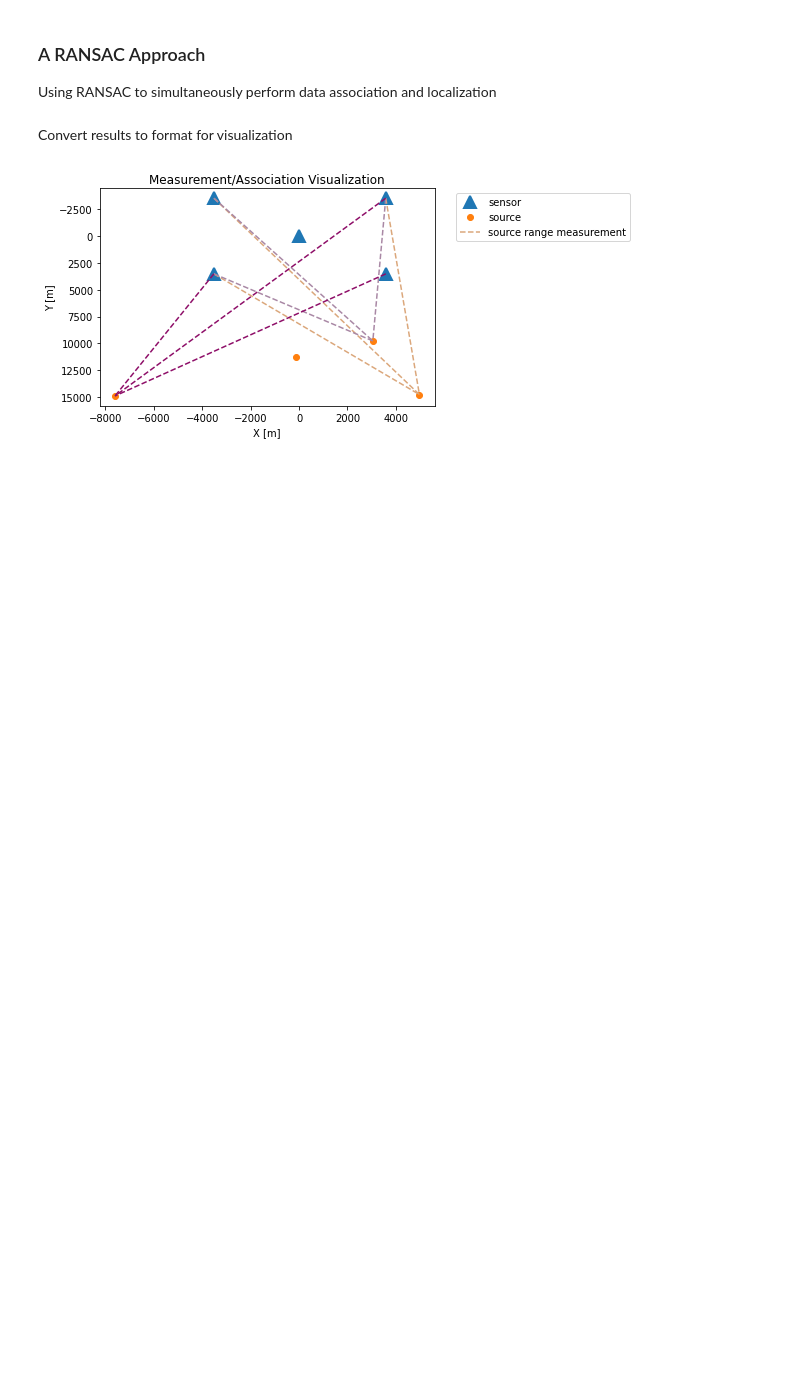
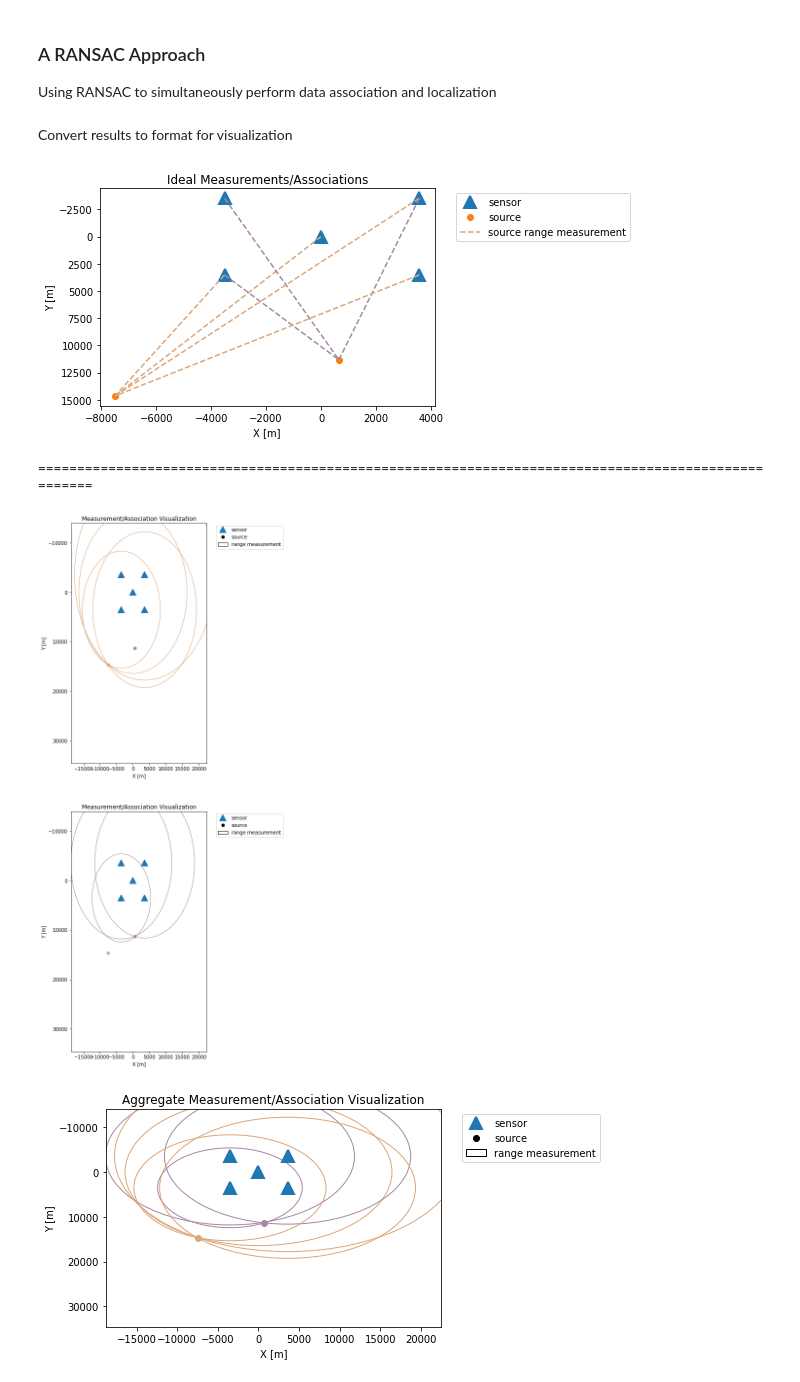
Before and after one commit to whoi-mars/Whale-Gunshot-Localization, a Jupyter notebook: associate_and_localize/algorithm_sandbox.ipynb, the cells around one changed output. Drawn from its saved outputs; the diff is of its cells as text; code cells hidden in the pictures; blank space fills up the shorter version.

```diff
--- a/associate_and_localize/algorithm_sandbox.ipynb
+++ b/associate_and_localize/algorithm_sandbox.ipynb
@@ -182,7 +238,7 @@ def visualize_measurements(measurements, TOSSIT_associations, source_association
 Generate the measurements
 # %%
 # generate measurements and associations
-measurements, source_associations, TOSSIT_associations, source_locs = generate_measurements(num_sources=5, var=0, num_delete=3)
+measurements, source_associations, TOSSIT_associations, source_locs = generate_measurements(num_sources=5, var=0, num_delete=1)
 
 # visualize results
 visualize_collection(measurements, TOSSIT_associations, source_associations, source_locs)
@@ -249,21 +362,31 @@ def RANSAC(measurements, n):
 # %%
-saves = RANSAC(measurements, 2000)
+saves = RANSACish(measurements, 3500, alpha=200, beta=1000)
 # %% [markdown]
 Convert results to format for visualization
 # %%
 m_opt = [[] for _ in range(len(measurements))]
-a_opt = [[] for _ in range(len(associations))]
+a_opt = [[] for _ in range(len(source_associations))]
+t_opt = [[] for _ in range(len(measurements))]
+l_opt = np.zeros((len(saves), 2))
 
 a_num = 0
 for s in saves:
-    for t, m in zip(s[0], s[1]):
+    for m, t in zip(s[0], s[1]):
         m_opt[t].append(m)
         a_opt[t].append(a_num)
+        t_opt[t].append(t)
+    l_opt[a_num,:] = s[2]
     a_num += 1
 
 m_opt = [np.asarray(elem) for elem in m_opt]
 a_opt = [np.asarray(elem) for elem in a_opt]
+t_opt = [np.asarray(elem) for elem in t_opt]
 
-visualize_measurements(m_opt, a_opt, source_locs)
+visualize_collection(m_opt, t_opt, a_opt, l_opt)
+print(100*"=")
+visualize_measurements(m_opt, t_opt, a_opt, l_opt)
 # %% [output]
-[figure, old version]
+[figure, new version]
+====================================================================================================
+[figure, added]
+[figure, added]
```
Also changed, not shown: parts of 10 cells of this notebook, 1 other file.
